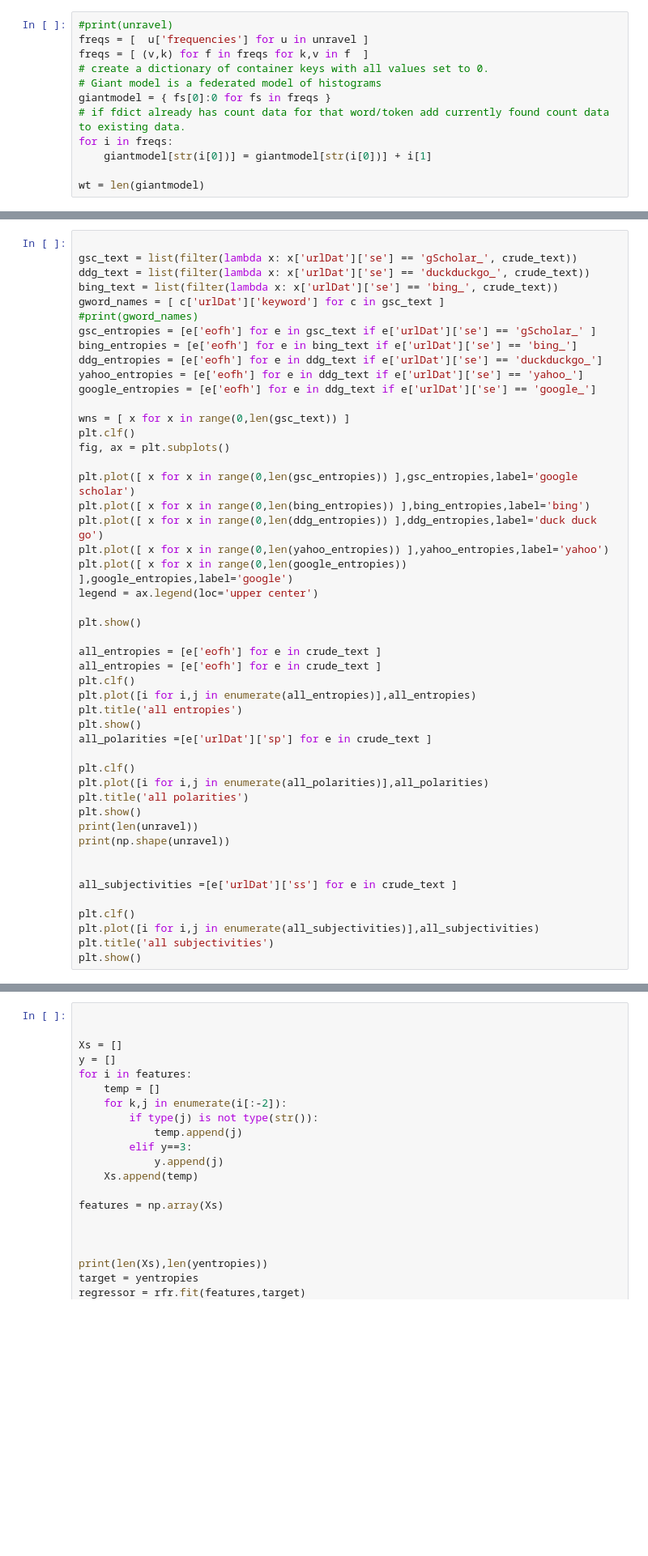
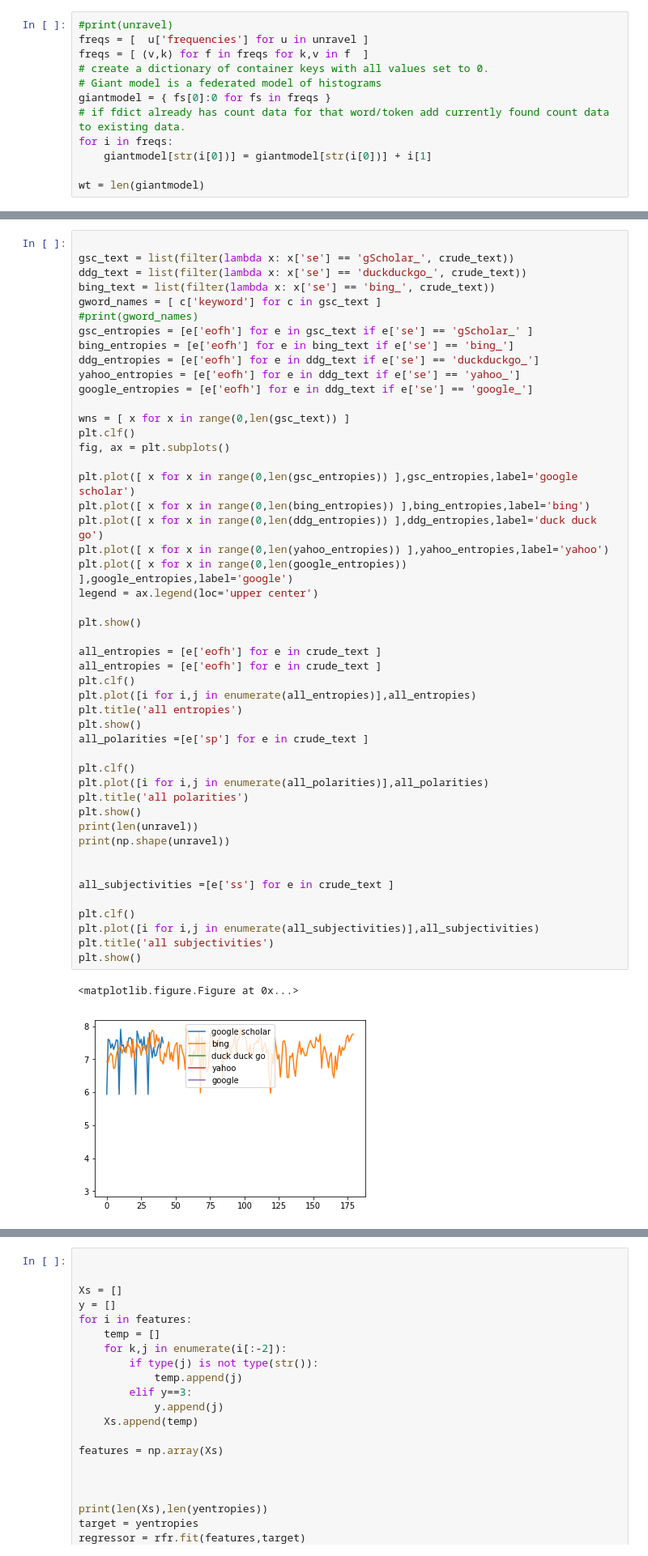
Before and after one commit to russelljjarvis/ScienceAccessibility, a Jupyter notebook: Visualisation_search_terms_reading_level.ipynb, the cells around one changed output, grey strips where cells are left out. Shown: that part at 81% size. Saved outputs shown, nothing was run; the diff lists cells and outputs as text; blank space fills up the shorter version.

```diff
--- a/Visualisation_search_terms_reading_level.ipynb
+++ b/Visualisation_search_terms_reading_level.ipynb
@@ -306,15 +361,15 @@ plt.show()
 # %%
 
-gsc_text = list(filter(lambda x: x['urlDat']['se'] == 'gScholar_', crude_text))
-ddg_text = list(filter(lambda x: x['urlDat']['se'] == 'duckduckgo_', crude_text))
-bing_text = list(filter(lambda x: x['urlDat']['se'] == 'bing_', crude_text))
-gword_names = [ c['urlDat']['keyword'] for c in gsc_text ]
+gsc_text = list(filter(lambda x: x['se'] == 'gScholar_', crude_text))
+ddg_text = list(filter(lambda x: x['se'] == 'duckduckgo_', crude_text))
+bing_text = list(filter(lambda x: x['se'] == 'bing_', crude_text))
+gword_names = [ c['keyword'] for c in gsc_text ]
 #print(gword_names)
-gsc_entropies = [e['eofh'] for e in gsc_text if e['urlDat']['se'] == 'gScholar_' ]
-bing_entropies = [e['eofh'] for e in bing_text if e['urlDat']['se'] == 'bing_']
-ddg_entropies = [e['eofh'] for e in ddg_text if e['urlDat']['se'] == 'duckduckgo_']
-yahoo_entropies = [e['eofh'] for e in ddg_text if e['urlDat']['se'] == 'yahoo_']
-google_entropies = [e['eofh'] for e in ddg_text if e['urlDat']['se'] == 'google_']
+gsc_entropies = [e['eofh'] for e in gsc_text if e['se'] == 'gScholar_' ]
+bing_entropies = [e['eofh'] for e in bing_text if e['se'] == 'bing_']
+ddg_entropies = [e['eofh'] for e in ddg_text if e['se'] == 'duckduckgo_']
+yahoo_entropies = [e['eofh'] for e in ddg_text if e['se'] == 'yahoo_']
+google_entropies = [e['eofh'] for e in ddg_text if e['se'] == 'google_']
 
 wns = [ x for x in range(0,len(gsc_text)) ]
 plt.clf()
@@ -322,32 +377,35 @@ fig, ax = plt.subplots()
 
 plt.plot([ x for x in range(0,len(gsc_entropies)) ],gsc_entropies,label='google scholar')
 plt.plot([ x for x in range(0,len(bing_entropies)) ],bing_entropies,label='bing')
 plt.plot([ x for x in range(0,len(ddg_entropies)) ],ddg_entropies,label='duck duck go')
 plt.plot([ x for x in range(0,len(yahoo_entropies)) ],yahoo_entropies,label='yahoo')
 plt.plot([ x for x in range(0,len(google_entropies)) ],google_entropies,label='google')
 legend = ax.legend(loc='upper center')
 
 plt.show()
 
 all_entropies = [e['eofh'] for e in crude_text ]
 all_entropies = [e['eofh'] for e in crude_text ]
 plt.clf()
 plt.plot([i for i,j in enumerate(all_entropies)],all_entropies)
 plt.title('all entropies')
 plt.show()
-all_polarities =[e['urlDat']['sp'] for e in crude_text ]
+all_polarities =[e['sp'] for e in crude_text ]
 
 plt.clf()
 plt.plot([i for i,j in enumerate(all_polarities)],all_polarities)
 plt.title('all polarities')
 plt.show()
 print(len(unravel))
 print(np.shape(unravel))
 
 
-all_subjectivities =[e['urlDat']['ss'] for e in crude_text ]
+all_subjectivities =[e['ss'] for e in crude_text ]
 
 plt.clf()
 plt.plot([i for i,j in enumerate(all_subjectivities)],all_subjectivities)
 plt.title('all subjectivities')
 plt.show()
+# %% [output]
+<matplotlib.figure.Figure at 0x...>
+[figure, added]
```
Also changed, not shown: parts of 17 cells of this notebook, 3 other files.
